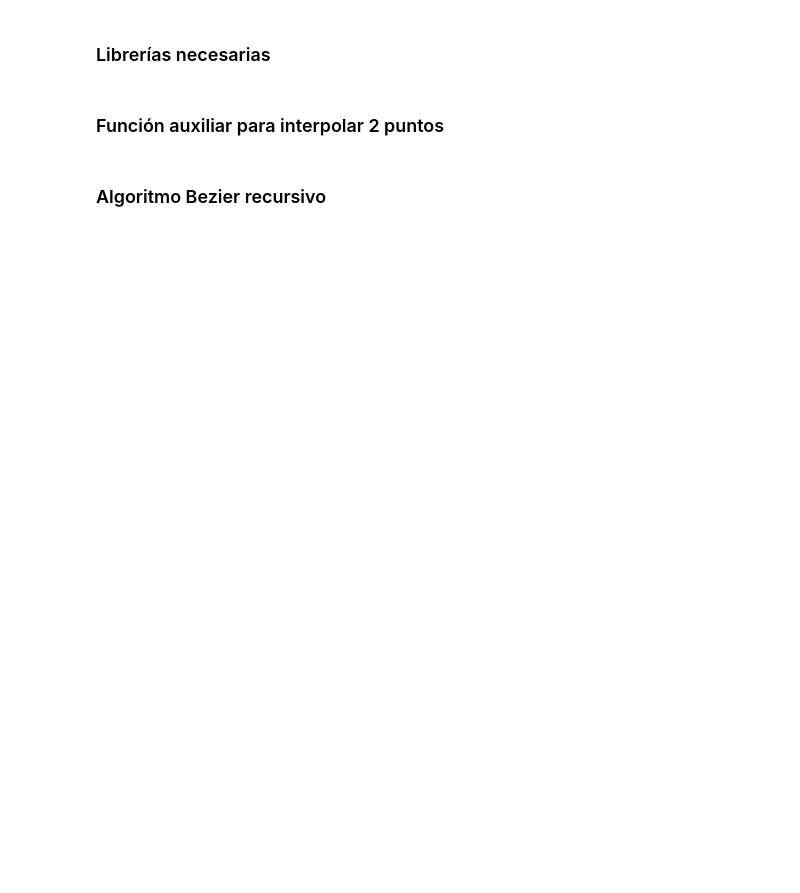
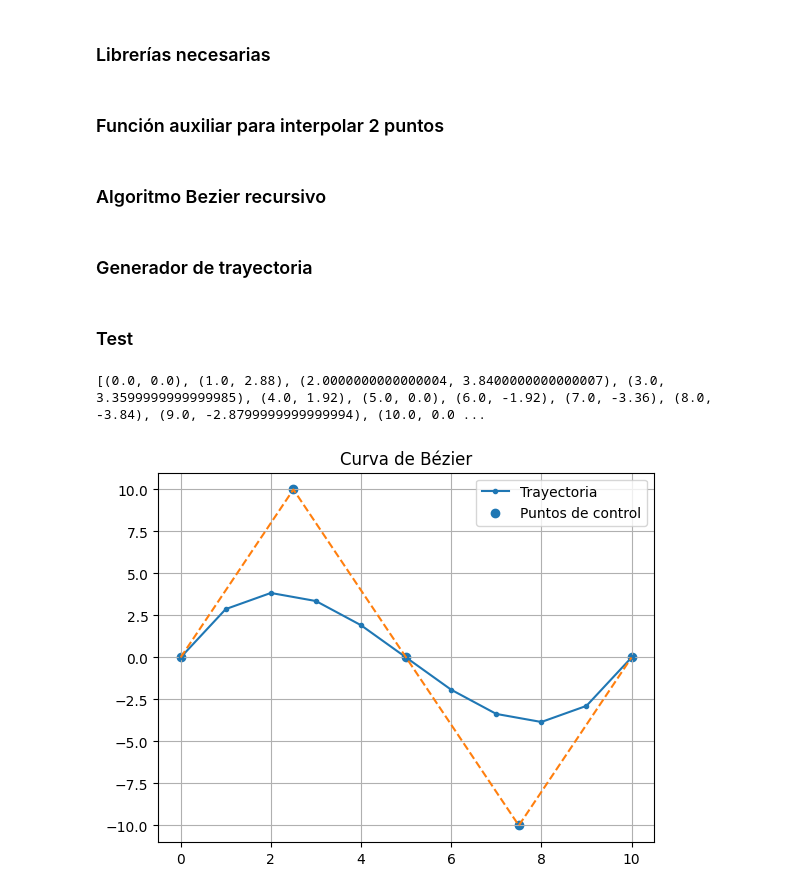
Before and after one commit to Mitin726/robotic-arm-trajectories, a Jupyter notebook: roboticArm.ipynb, the cells around one changed output. Cells and saved outputs as stored; diff of their text form; code cells hidden in the pictures; blank space fills up the shorter version.

Commit message:
Test de la función generadora de trayectorias.

```diff
--- a/roboticArm.ipynb
+++ b/roboticArm.ipynb
@@ -49,3 +49,39 @@ def bezierRecursivo(puntos, t):
         puntosNuevos.append(interpolar(puntos[i], puntos[i+1], t))
 
     return bezierRecursivo(puntosNuevos, t)
+# %% [markdown]
+### Generador de trayectoria
+# %%
+def generarTrayectoria(puntos, pasos):
+    trayectoria = []
+
+    for i in range(pasos+1):
+        t = i / pasos
+        punto = bezierRecursivo(puntos, t)
+        trayectoria.append(punto)
+
+    return trayectoria
+# %% [markdown]
+### Test
+# %%
+puntos = [(0, 0), (2.5, 10), (5, 0),(7.5,-10),(10, 0)]
+trayectoria = generarTrayectoria(puntos, 10)
+print(trayectoria)
+
+x_control = [p[0] for p in puntos]
+y_control = [p[1] for p in puntos]
+
+x_tray = [p[0] for p in trayectoria]
+y_tray = [p[1] for p in trayectoria]
+
+plt.figure()
+plt.plot(x_tray, y_tray, marker='.', label='Trayectoria')
+plt.scatter(x_control, y_control, label='Puntos de control')
+plt.plot(x_control, y_control, linestyle='--')
+plt.title("Curva de Bézier")
+plt.legend()
+plt.grid()
+plt.show()
+# %% [output]
+[(0.0, 0.0), (1.0, 2.88), (2.0000000000000004, 3.8400000000000007), (3.0, 3.3599999999999985), (4.0, 1.92), (5.0, 0.0), (6.0, -1.92), (7.0, -3.36), (8.0, -3.84), (9.0, -2.8799999999999994), (10.0, 0.0 ...
+[figure, added]
```
Also changed, not shown: parts of 1 cell of this notebook.
